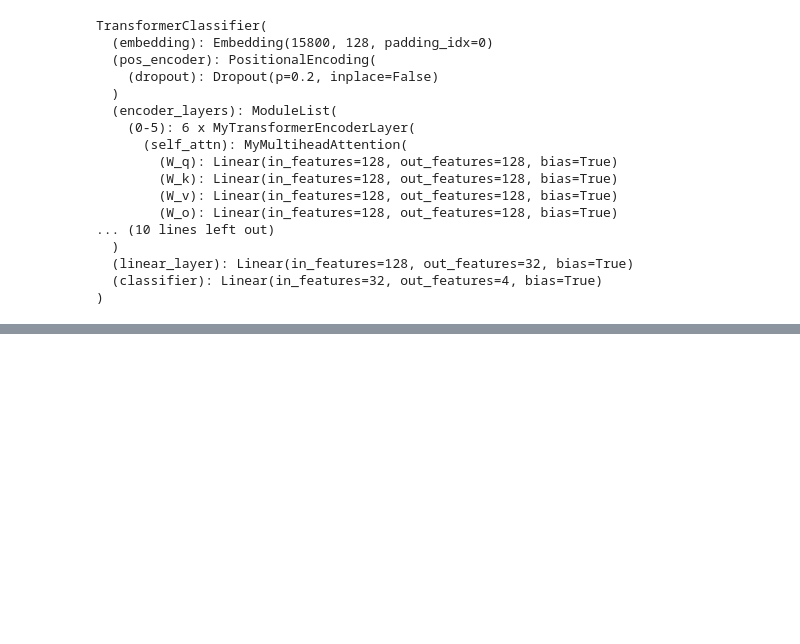
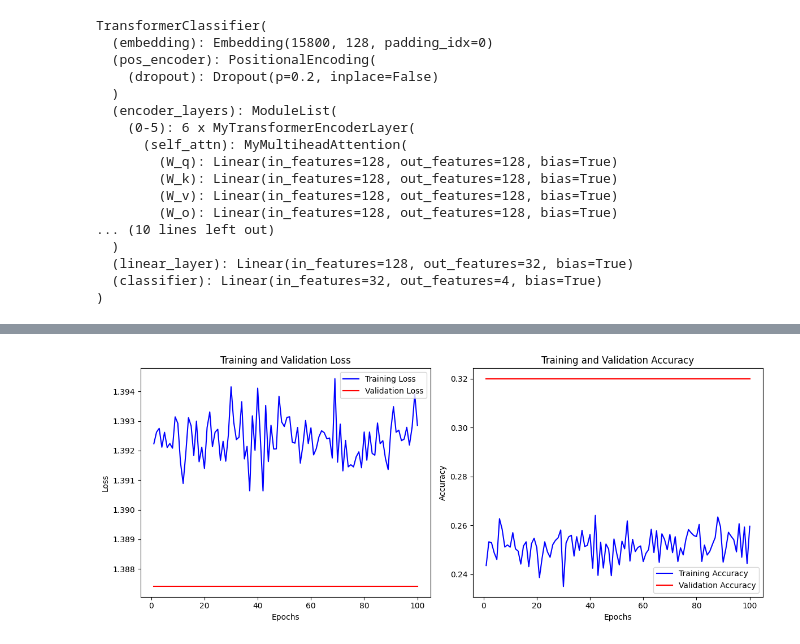
Before and after one commit to Leowwd/LLM_HW1, a Jupyter notebook: atten.ipynb, the cells around one changed output, grey strips where cells are left out. Saved outputs shown, nothing was run; the diff lists cells and outputs as text; code cells hidden in the pictures; blank space fills up the shorter version.

```diff
--- a/atten.ipynb
+++ b/atten.ipynb
@@ -261,7 +261,7 @@ model = TransformerClassifier(
     embedding_dim=embedding_dim,
     output_dim=output_dim,
     pad_idx=pad_idx,
-    nhead=8,
+    nhead=4,
     num_layers=6
 )
 # %%
@@ -432,0 +436,11 @@ print(f"Test Loss: {test_loss:.4f}, Test Acc: {test_acc:.4f}")
+# %%
+model1 = TransformerClassifier(
+    vocab_size=vocab_size,
+    embedding_dim=embedding_dim,
+    output_dim=output_dim,
+    pad_idx=pad_idx,
+    nhead=1,
+    num_layers=6
+)
+
+history1 = train_model(model1, train_loader, val_loader, criterion, optimizer, epochs=100)
@@ -432,0 +465,27 @@ print(f"Test Loss: {test_loss:.4f}, Test Acc: {test_acc:.4f}")
+# %%
+import matplotlib.pyplot as plt
+
+epochs = range(1, len(history1['train_loss']) + 1)
+
+plt.figure(figsize=(12, 5))
+
+plt.subplot(1, 2, 1)
+plt.plot(epochs, history1['train_loss'], 'b-', label='Training Loss')
+plt.plot(epochs, history1['val_loss'], 'r-', label='Validation Loss')
+plt.title('Training and Validation Loss')
+plt.xlabel('Epochs')
+plt.ylabel('Loss')
+plt.legend()
+
+plt.subplot(1, 2, 2)
+plt.plot(epochs, history1['train_acc'], 'b-', label='Training Accuracy')
+plt.plot(epochs, history1['val_acc'], 'r-', label='Validation Accuracy')
+plt.title('Training and Validation Accuracy')
+plt.xlabel('Epochs')
+plt.ylabel('Accuracy')
+plt.legend()
+
+plt.tight_layout()
+plt.show()
+# %% [output]
+[figure, added]
```
Also changed, not shown: parts of 7 cells of this notebook, 1 other file.
